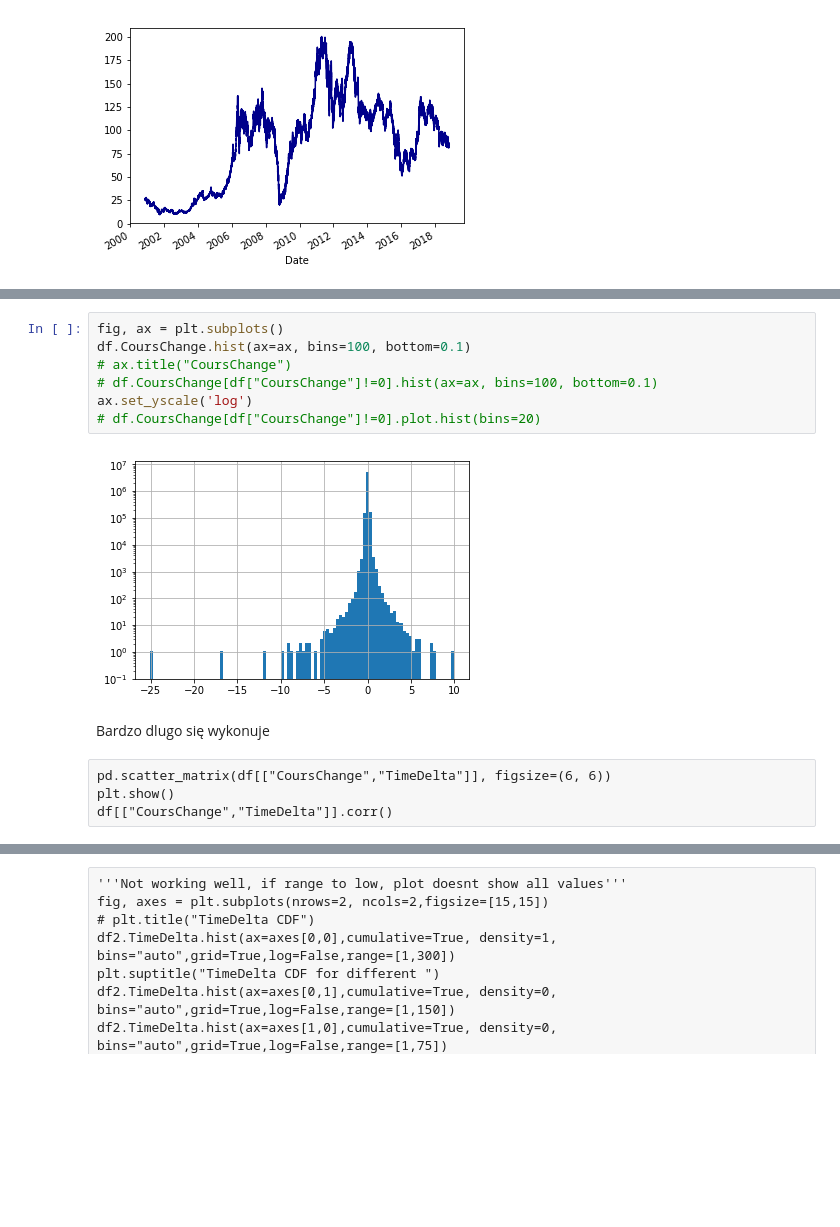
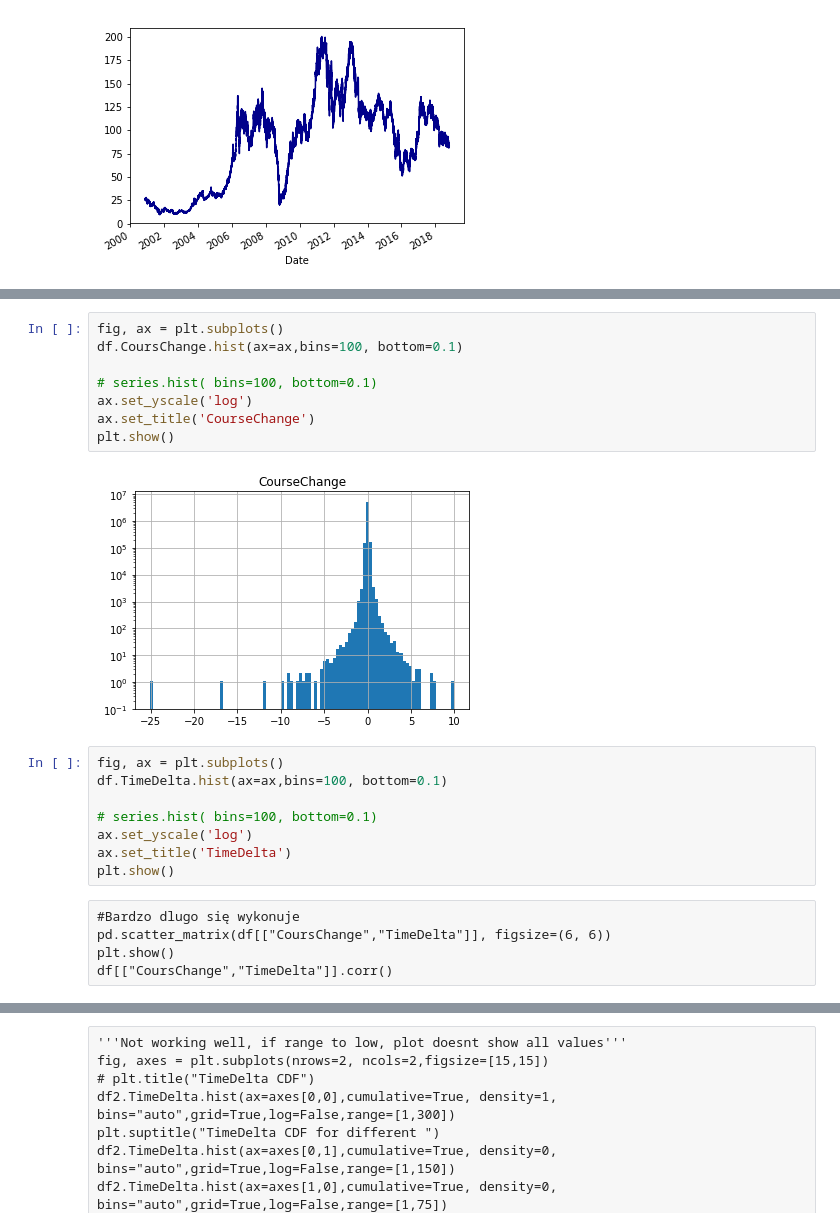
Before and after one commit to Moribund7/kghm_forecasting, a Jupyter notebook: notebooks/Untitled.ipynb, the cells around one changed output, grey strips where cells are left out. Saved outputs shown, nothing was run; the diff lists cells and outputs as text; blank space fills up the shorter version.

```diff
--- a/notebooks/Untitled.ipynb
+++ b/notebooks/Untitled.ipynb
@@ -67,15 +65,23 @@ df.LowHighDiff.sum()
 # %%
 fig, ax = plt.subplots()
-df.CoursChange.hist(ax=ax, bins=100, bottom=0.1)
-# ax.title("CoursChange")
-# df.CoursChange[df["CoursChange"]!=0].hist(ax=ax, bins=100, bottom=0.1)
+df.CoursChange.hist(ax=ax,bins=100, bottom=0.1)
+
+# series.hist( bins=100, bottom=0.1)
 ax.set_yscale('log')
-# df.CoursChange[df["CoursChange"]!=0].plot.hist(bins=20)
+ax.set_title('CourseChange')
+plt.show()
 # %% [output]
-[figure, old version]
+[figure, new version]
-# %% [markdown]
-Bardzo dlugo się wykonuje
+# %%
+fig, ax = plt.subplots()
+df.TimeDelta.hist(ax=ax,bins=100, bottom=0.1)
+
+# series.hist( bins=100, bottom=0.1)
+ax.set_yscale('log')
+ax.set_title('TimeDelta')
+plt.show()
 # %% [raw]
+#Bardzo dlugo się wykonuje
 pd.scatter_matrix(df[["CoursChange","TimeDelta"]], figsize=(6, 6))
 plt.show()
 df[["CoursChange","TimeDelta"]].corr()
```
Also changed, not shown: parts of 49 cells of this notebook.
